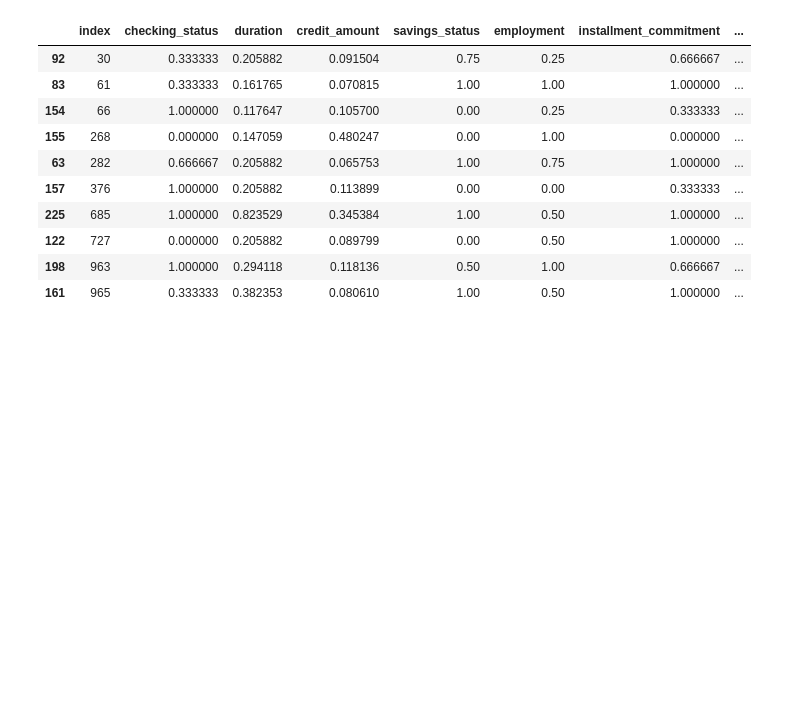
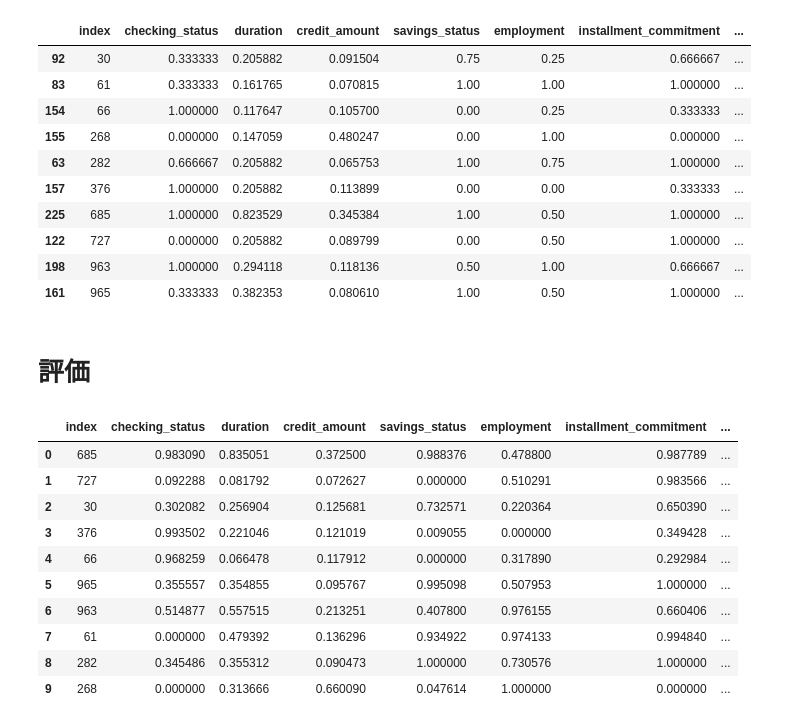
Before and after one commit to ShotaArima/lowprofool_x86, a Jupyter notebook: src/Propose-Method4.ipynb, the cells around one changed output. Drawn from its saved outputs; the diff is of its cells as text; code cells hidden in the pictures; blank space fills up the shorter version.

```diff
--- a/src/Propose-Method4.ipynb
+++ b/src/Propose-Method4.ipynb
@@ -882,3 +865,20 @@ df_combined_pred[df_combined_pred['index'].isin(arrs)].sort_values('index')
 | 122 | 727 | 0.000000 | 0.205882 | 0.089799 | 0.00 | 0.50 | 1.000000 | ... |
 | 198 | 963 | 1.000000 | 0.294118 | 0.118136 | 0.50 | 1.00 | 0.666667 | ... |
 | 161 | 965 | 0.333333 | 0.382353 | 0.080610 | 1.00 | 0.50 | 1.000000 | ... |
+# %% [markdown]
+# 評価
+# %%
+df_adv_lpf1 = df_adv_lpf.rename(columns={'Unnamed: 0': 'index'})
+df_adv_lpf1
+# %% [output]
+|  | index | checking_status | duration | credit_amount | savings_status | employment | installment_commitment | ... |
+| 0 | 685 | 0.983090 | 0.835051 | 0.372500 | 0.988376 | 0.478800 | 0.987789 | ... |
+| 1 | 727 | 0.092288 | 0.081792 | 0.072627 | 0.000000 | 0.510291 | 0.983566 | ... |
+| 2 | 30 | 0.302082 | 0.256904 | 0.125681 | 0.732571 | 0.220364 | 0.650390 | ... |
+| 3 | 376 | 0.993502 | 0.221046 | 0.121019 | 0.009055 | 0.000000 | 0.349428 | ... |
+| 4 | 66 | 0.968259 | 0.066478 | 0.117912 | 0.000000 | 0.317890 | 0.292984 | ... |
+| 5 | 965 | 0.355557 | 0.354855 | 0.095767 | 0.995098 | 0.507953 | 1.000000 | ... |
+| 6 | 963 | 0.514877 | 0.557515 | 0.213251 | 0.407800 | 0.976155 | 0.660406 | ... |
+| 7 | 61 | 0.000000 | 0.479392 | 0.136296 | 0.934922 | 0.974133 | 0.994840 | ... |
+| 8 | 282 | 0.345486 | 0.355312 | 0.090473 | 1.000000 | 0.730576 | 1.000000 | ... |
+| 9 | 268 | 0.000000 | 0.313666 | 0.660090 | 0.047614 | 1.000000 | 0.000000 | ... |
```
Also changed, not shown: parts of 23 cells of this notebook.
